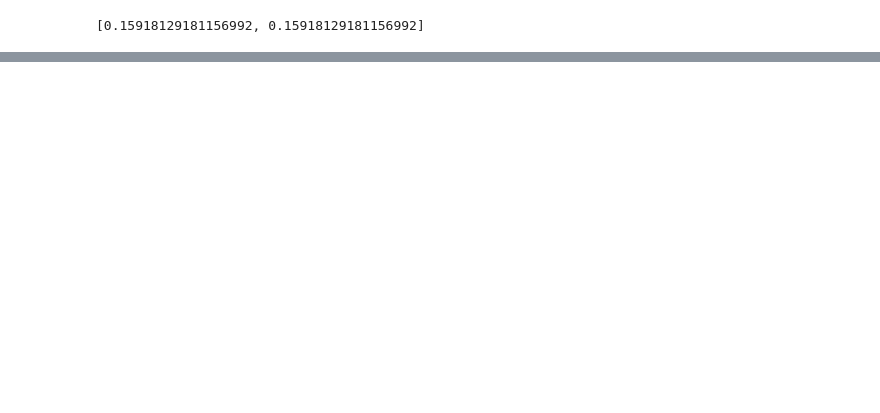
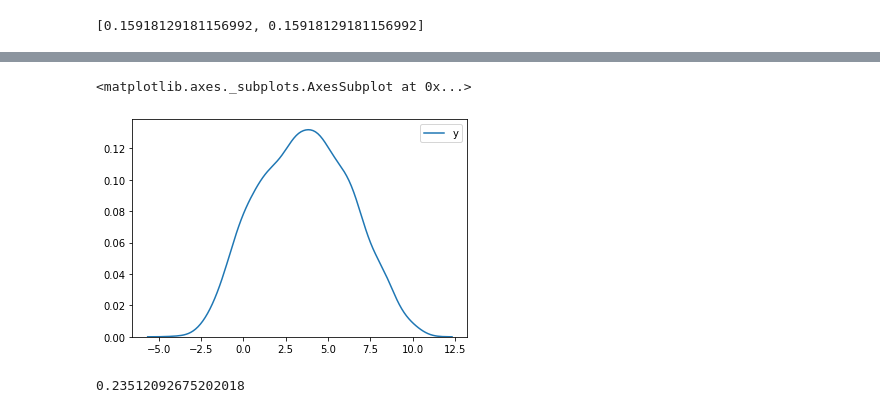
Before and after one commit to noallynoclan/colab, a Jupyter notebook: distributions.ipynb, the cells around one changed output, grey strips where cells are left out. Saved outputs shown, nothing was run; the diff lists cells and outputs as text; code cells hidden in the pictures; blank space fills up the shorter version.

```diff
--- a/distributions.ipynb
+++ b/distributions.ipynb
@@ -43,0 +209,24 @@ ztests([[5, 12], [5, 12]], [[83, 99], [83, 99]])
+# %%
+def generate_dataset(n_samples=100, uplift=0):
+    x = np.random.uniform(low=0, high=1, size=n_samples*2)
+    y = (
+        + 10 * np.abs(x - 0.25)
+        + 2 * np.sin((x * 5) * 2 * np.pi)
+        + np.random.normal(size=n_samples*2)
+    )
+
+    assignment = [1] * n_samples + [0] * n_samples
+    np.random.shuffle(assignment)
+
+    samples = pd.DataFrame({
+        "x": x,
+        "y": y,
+        "group": assignment
+    })
+
+    samples.loc[lambda df: df.group == 1, "y"] += uplift
+
+    return samples
+
+ds = generate_dataset(n_samples=1000, uplift=1)
+ds.head()
@@ -43,0 +240,18 @@ ztests([[5, 12], [5, 12]], [[83, 99], [83, 99]])
+# %%
+import seaborn as sns
+sns.kdeplot(ds.y)
+# %% [output]
+<matplotlib.axes._subplots.AxesSubplot at 0x...>
+[figure, added]
+# %%
+from scipy.stats import norm
+
+sample_size = 1000
+alpha = 0.05
+z = norm.isf(alpha / 2)
+estimated_variance = ds.y.var()
+
+detectable_effect_size = z * np.sqrt(2 * estimated_variance / sample_size)
+detectable_effect_size
+# %% [output]
+0.23512092675202018
```
Also changed, not shown: parts of 11 cells of this notebook.
